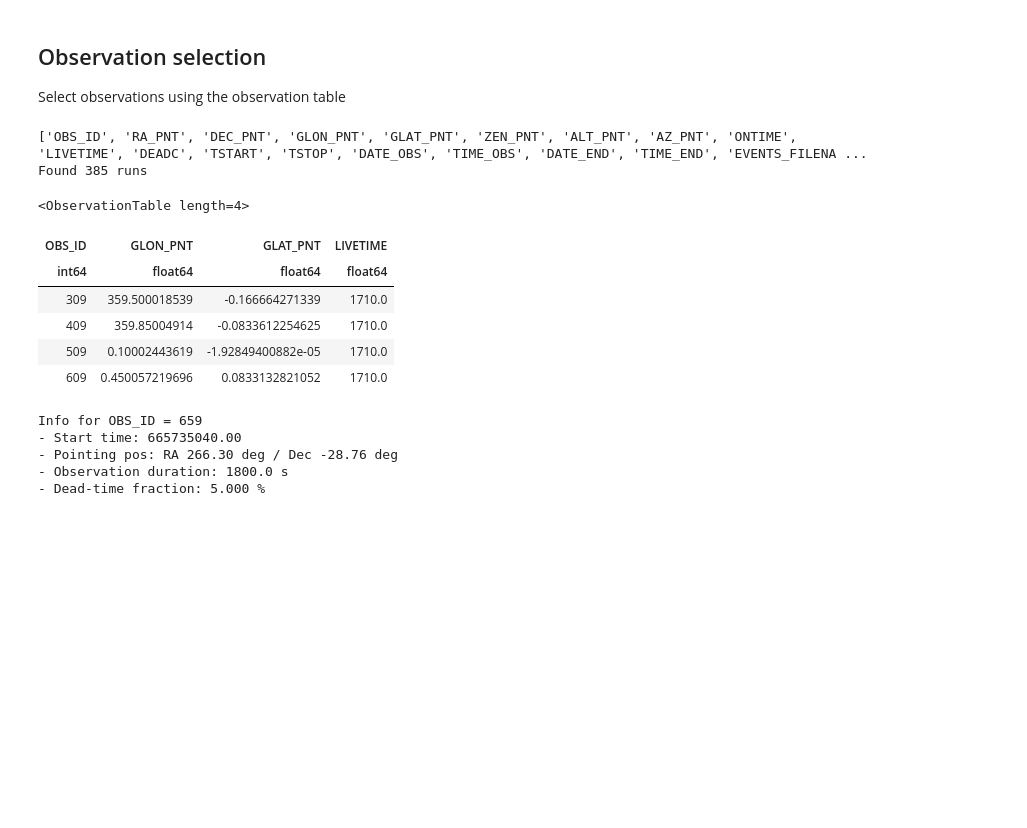
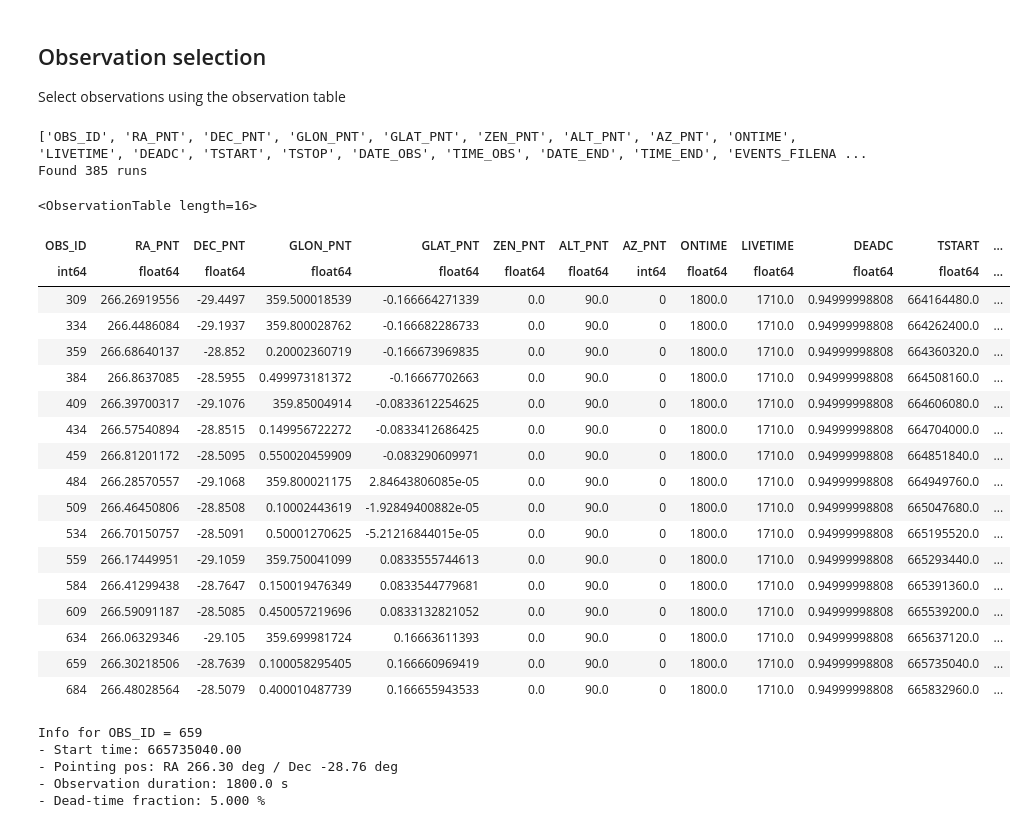
Before and after one commit to dcfidalgo/gammapy-extra, a Jupyter notebook: notebooks/data_iact.ipynb, the cells around one changed output. Cells and saved outputs as stored; diff of their text form; code cells hidden in the pictures; blank space fills up the shorter version.

```diff
--- a/notebooks/data_iact.ipynb
+++ b/notebooks/data_iact.ipynb
@@ -107,23 +116,36 @@ Select observations using the observation table
 # %%
 table = data_store.obs_table
 print(table.colnames)
 
 subtable = table[
     (np.abs(table['GLAT_PNT']) < 0.2) &
     (table['LIVETIME'] > 1500)
 ]
 print("Found {} runs".format(len(subtable)))
-subtable[::100][['OBS_ID', 'GLON_PNT', 'GLAT_PNT', 'LIVETIME']]
+#subtable[::25][['OBS_ID', 'GLON_PNT', 'GLAT_PNT', 'LIVETIME']]
+subtable[::25]
 # %% [output]
 ['OBS_ID', 'RA_PNT', 'DEC_PNT', 'GLON_PNT', 'GLAT_PNT', 'ZEN_PNT', 'ALT_PNT', 'AZ_PNT', 'ONTIME', 'LIVETIME', 'DEADC', 'TSTART', 'TSTOP', 'DATE_OBS', 'TIME_OBS', 'DATE_END', 'TIME_END', 'EVENTS_FILENA ...
 Found 385 runs
-<ObservationTable length=4>
+<ObservationTable length=16>
-| OBS_ID | GLON_PNT | GLAT_PNT | LIVETIME |
-| int64 | float64 | float64 | float64 |
-| 309 | 359.500018539 | -0.166664271339 | 1710.0 |
-| 409 | 359.85004914 | -0.0833612254625 | 1710.0 |
-| 509 | 0.10002443619 | -1.92849400882e-05 | 1710.0 |
-| 609 | 0.450057219696 | 0.0833132821052 | 1710.0 |
+| OBS_ID | RA_PNT | DEC_PNT | GLON_PNT | GLAT_PNT | ZEN_PNT | ALT_PNT | AZ_PNT | ONTIME | LIVETIME | DEADC | TSTART | ... |
+| int64 | float64 | float64 | float64 | float64 | float64 | float64 | int64 | float64 | float64 | float64 | float64 | ... |
+| 309 | 266.26919556 | -29.4497 | 359.500018539 | -0.166664271339 | 0.0 | 90.0 | 0 | 1800.0 | 1710.0 | 0.94999998808 | 664164480.0 | ... |
+| 334 | 266.4486084 | -29.1937 | 359.800028762 | -0.166682286733 | 0.0 | 90.0 | 0 | 1800.0 | 1710.0 | 0.94999998808 | 664262400.0 | ... |
+| 359 | 266.68640137 | -28.852 | 0.20002360719 | -0.166673969835 | 0.0 | 90.0 | 0 | 1800.0 | 1710.0 | 0.94999998808 | 664360320.0 | ... |
+| 384 | 266.8637085 | -28.5955 | 0.499973181372 | -0.16667702663 | 0.0 | 90.0 | 0 | 1800.0 | 1710.0 | 0.94999998808 | 664508160.0 | ... |
+| 409 | 266.39700317 | -29.1076 | 359.85004914 | -0.0833612254625 | 0.0 | 90.0 | 0 | 1800.0 | 1710.0 | 0.94999998808 | 664606080.0 | ... |
+| 434 | 266.57540894 | -28.8515 | 0.149956722272 | -0.0833412686425 | 0.0 | 90.0 | 0 | 1800.0 | 1710.0 | 0.94999998808 | 664704000.0 | ... |
+| 459 | 266.81201172 | -28.5095 | 0.550020459909 | -0.083290609971 | 0.0 | 90.0 | 0 | 1800.0 | 1710.0 | 0.94999998808 | 664851840.0 | ... |
+| 484 | 266.28570557 | -29.1068 | 359.800021175 | 2.84643806085e-05 | 0.0 | 90.0 | 0 | 1800.0 | 1710.0 | 0.94999998808 | 664949760.0 | ... |
+| 509 | 266.46450806 | -28.8508 | 0.10002443619 | -1.92849400882e-05 | 0.0 | 90.0 | 0 | 1800.0 | 1710.0 | 0.94999998808 | 665047680.0 | ... |
+| 534 | 266.70150757 | -28.5091 | 0.50001270625 | -5.21216844015e-05 | 0.0 | 90.0 | 0 | 1800.0 | 1710.0 | 0.94999998808 | 665195520.0 | ... |
+| 559 | 266.17449951 | -29.1059 | 359.750041099 | 0.0833555744613 | 0.0 | 90.0 | 0 | 1800.0 | 1710.0 | 0.94999998808 | 665293440.0 | ... |
+| 584 | 266.41299438 | -28.7647 | 0.150019476349 | 0.0833544779681 | 0.0 | 90.0 | 0 | 1800.0 | 1710.0 | 0.94999998808 | 665391360.0 | ... |
+| 609 | 266.59091187 | -28.5085 | 0.450057219696 | 0.0833132821052 | 0.0 | 90.0 | 0 | 1800.0 | 1710.0 | 0.94999998808 | 665539200.0 | ... |
+| 634 | 266.06329346 | -29.105 | 359.699981724 | 0.16663611393 | 0.0 | 90.0 | 0 | 1800.0 | 1710.0 | 0.94999998808 | 665637120.0 | ... |
+| 659 | 266.30218506 | -28.7639 | 0.100058295405 | 0.166660969419 | 0.0 | 90.0 | 0 | 1800.0 | 1710.0 | 0.94999998808 | 665735040.0 | ... |
+| 684 | 266.48028564 | -28.5079 | 0.400010487739 | 0.166655943533 | 0.0 | 90.0 | 0 | 1800.0 | 1710.0 | 0.94999998808 | 665832960.0 | ... |
 # %%
 # In the following examples we'll just use this one observation
 obs = data_store.obs(obs_id=659)
```
Also changed, not shown: parts of 8 cells of this notebook, 51 other files.
